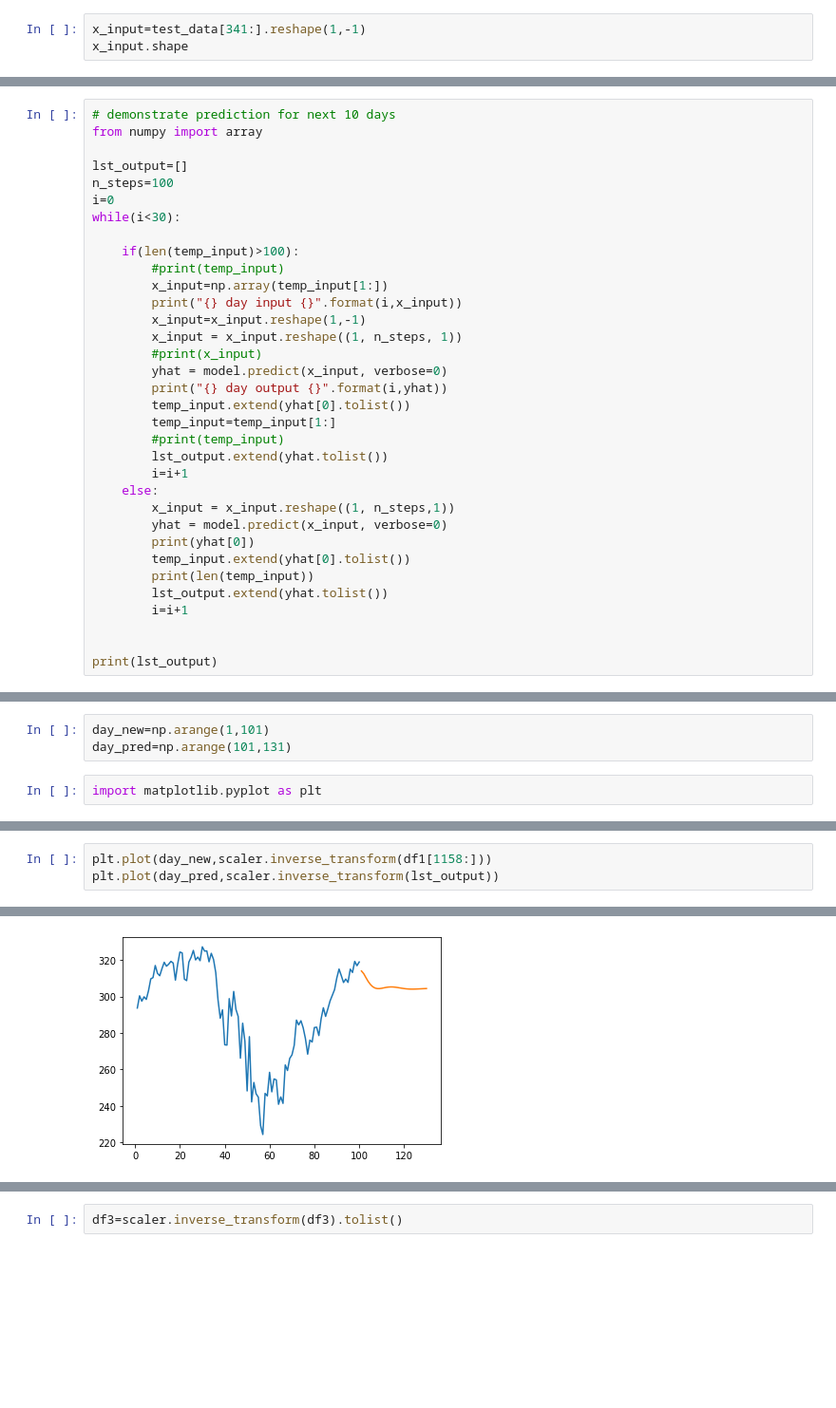
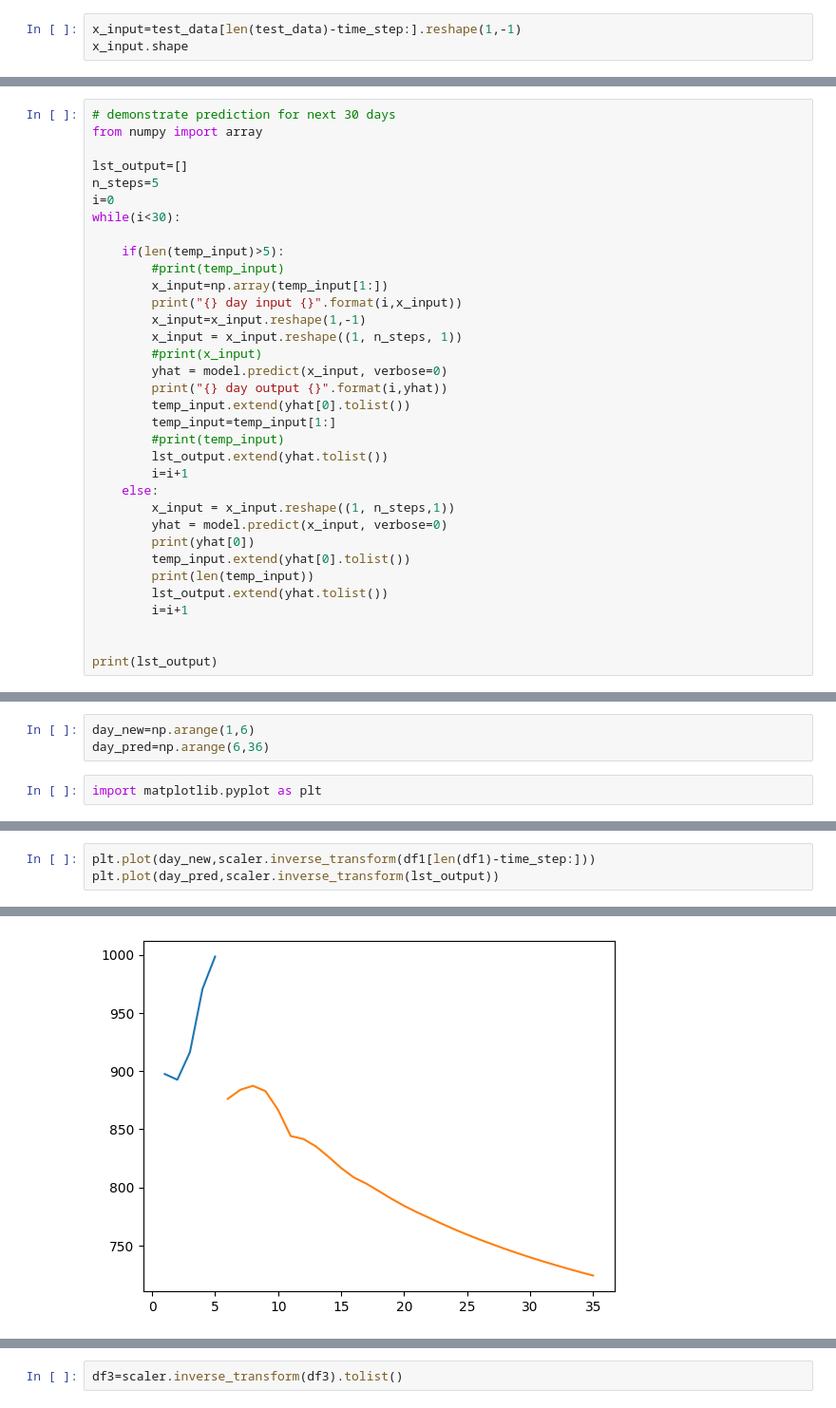
Before and after one commit to sourav48765/Stock-prediction, a Jupyter notebook: Lic.ipynb, the cells around one changed output, grey strips where cells are left out. Shown at 95% size. Drawn from its saved outputs; the diff is of its cells as text; blank space fills up the shorter version.

```diff
--- a/Lic.ipynb
+++ b/Lic.ipynb
@@ -285,4 +285,4 @@ len(test_data)
 # %%
-x_input=test_data[341:].reshape(1,-1)
+x_input=test_data[len(test_data)-time_step:].reshape(1,-1)
 x_input.shape
 # %% [output]
@@ -313,13 +301,13 @@ temp_input
 # %%
-# demonstrate prediction for next 10 days
+# demonstrate prediction for next 30 days
 from numpy import array
 
 lst_output=[]
-n_steps=100
+n_steps=5
 i=0
 while(i<30):
 
-    if(len(temp_input)>100):
+    if(len(temp_input)>5):
         #print(temp_input)
         x_input=np.array(temp_input[1:])
         print("{} day input {}".format(i,x_input))
@@ -365,6 +353,6 @@ print(lst_output)
 # %%
-day_new=np.arange(1,101)
-day_pred=np.arange(101,131)
+day_new=np.arange(1,6)
+day_pred=np.arange(6,36)
 # %%
 import matplotlib.pyplot as plt
 # %%
@@ -374,9 +366,9 @@ len(df1)
 # %%
-plt.plot(day_new,scaler.inverse_transform(df1[1158:]))
+plt.plot(day_new,scaler.inverse_transform(df1[len(df1)-time_step:]))
 plt.plot(day_pred,scaler.inverse_transform(lst_output))
 # %% [output]
 [<matplotlib.lines.Line2D at 0x...>]
-[figure, old version]
+[figure, new version]
 # %%
 df3=df1.tolist()
 df3.extend(lst_output)
```
Also changed, not shown: parts of 25 cells of this notebook, 1 other file.
